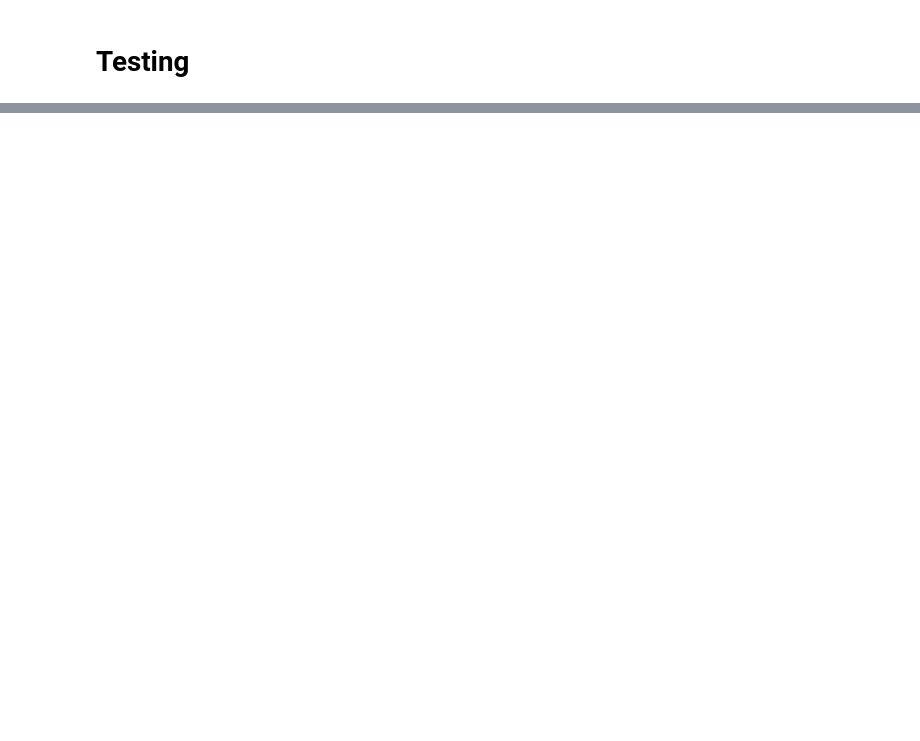
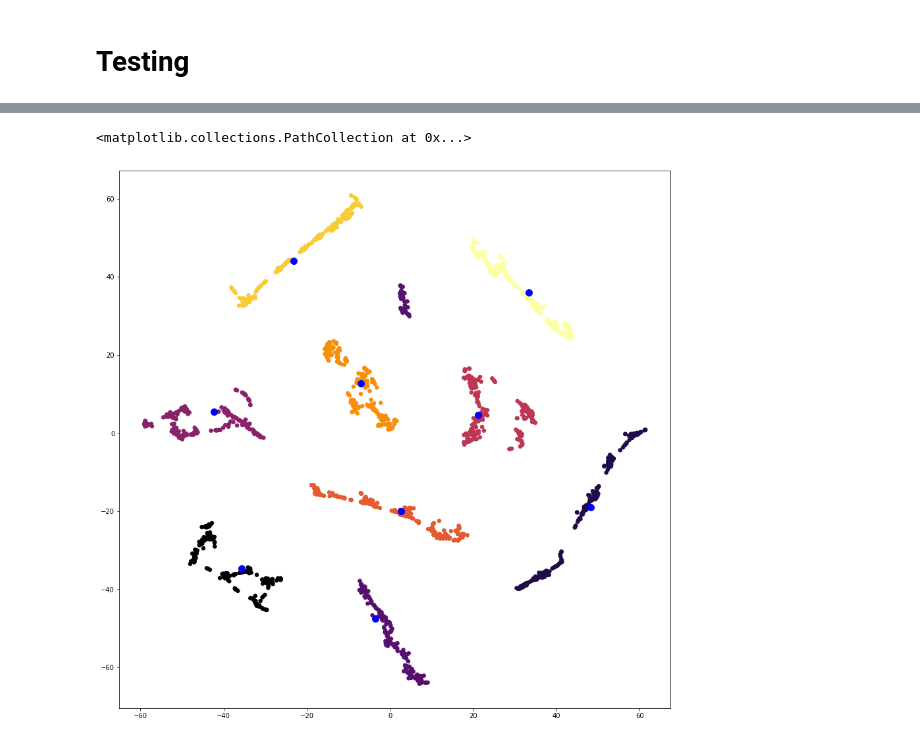
Before and after one commit to AntoineSueur/Brain-ML, a Jupyter notebook: Feature_Extraction.ipynb, the cells around one changed output, grey strips where cells are left out. Cells and saved outputs as stored; diff of their text form; code cells hidden in the pictures; blank space fills up the shorter version.

```diff
--- a/Feature_Extraction.ipynb
+++ b/Feature_Extraction.ipynb
@@ -604,3 +613,14 @@ ValueError: Incorrect number of features. Got 1300 features, expected 8000
+# %%
+from pylab import *
+cmap = cm.get_cmap('inferno', 9)
+
+y_kmeans = k_means.predict(output)
+plt.figure(figsize=(15,15))
+plt.scatter(x_embedded[:2000, 0], x_embedded[:2000, 1], c=y_kmeans, s=30, cmap=cmap)
+plt.scatter(x_embedded[2000:, 0], x_embedded[2000:, 1], c='blue', s=100)
+# %% [output]
+<matplotlib.collections.PathCollection at 0x...>
+[figure, added]
 # %%
 # Visualize cluster content
 
```
Also changed, not shown: parts of 16 cells of this notebook.
